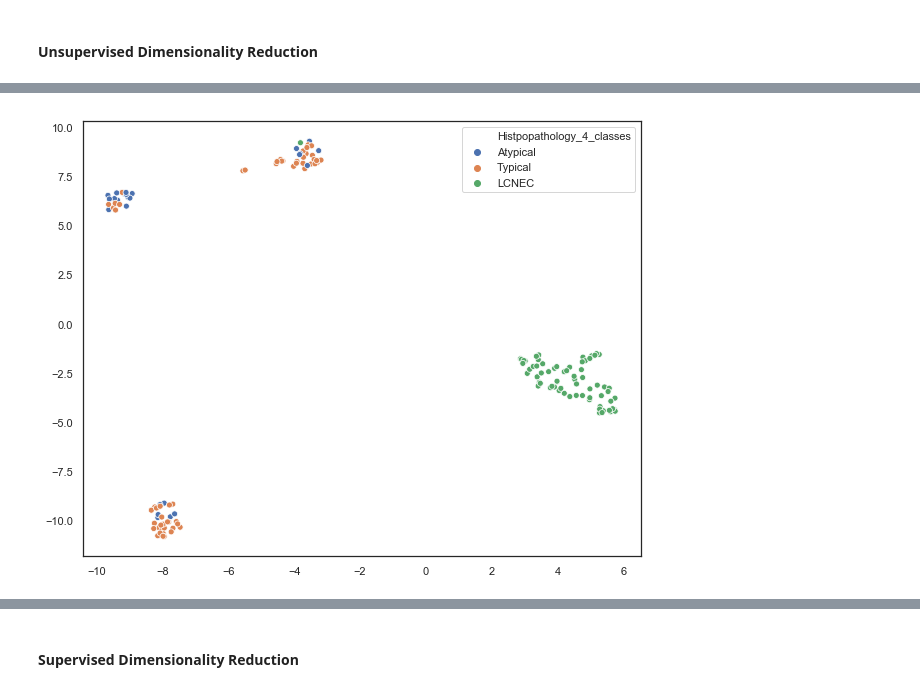
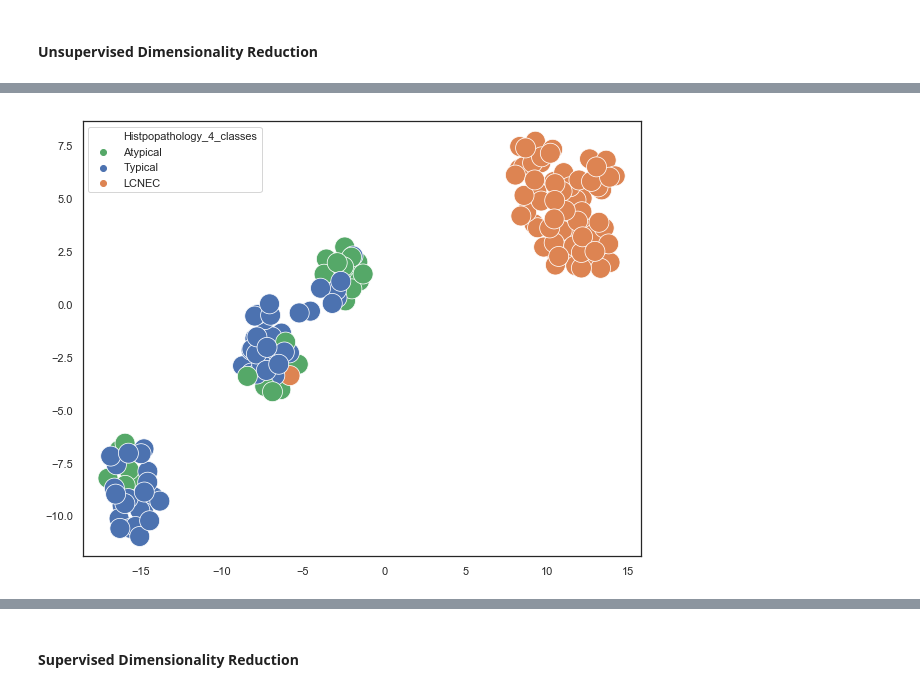
Before and after one commit to emathian/pulmonary_carcinoid, a Jupyter notebook: pulmonary_carcinoids/pulmonary_carcinoids_CODE/comparaison_maps/umap_learn.ipynb, the cells around one changed output, grey strips where cells are left out. Cells and saved outputs as stored; diff of their text form; code cells hidden in the pictures.

```diff
--- a/pulmonary_carcinoids/pulmonary_carcinoids_CODE/comparaison_maps/umap_learn.ipynb
+++ b/pulmonary_carcinoids/pulmonary_carcinoids_CODE/comparaison_maps/umap_learn.ipynb
@@ -132,9 +154,10 @@ for i in range(len(lv_50_type)):
 # %%
+palette ={"Typical":"C0","LCNEC":"C1","Atypical":"C2"}
 sns.set(style='white', rc={'figure.figsize':(10,8)})
 lv_50_data = data_lv_50_type3.iloc[:,1:6398]
 #lv_50_type = data_lv_50_type3.iloc[:,6399]
-standard_embedding = umap.UMAP().fit_transform(lv_50_data)
-sns.scatterplot(x=standard_embedding[:, 0], y=standard_embedding[:, 1],  hue=lv_50_type)
+standard_embedding = umap.UMAP(min_dist=1).fit_transform(lv_50_data)
+sns.scatterplot(x=standard_embedding[:, 0], y=standard_embedding[:, 1], s=400, hue=lv_50_type, palette=palette)
 plt.show()
 # %% [output]
-[figure, old version]
+[figure, new version]
```
Also changed, not shown: parts of 114 cells of this notebook.
